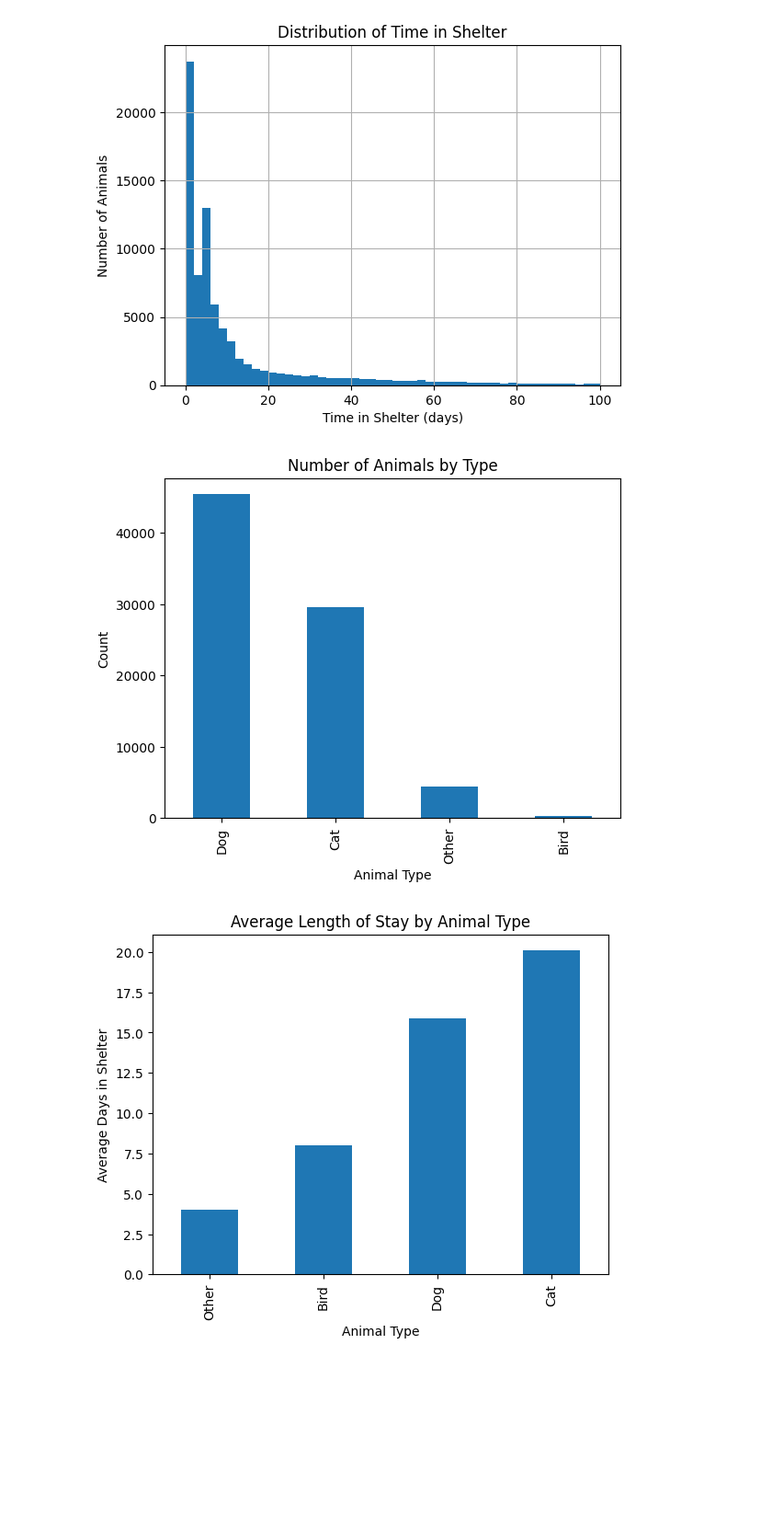
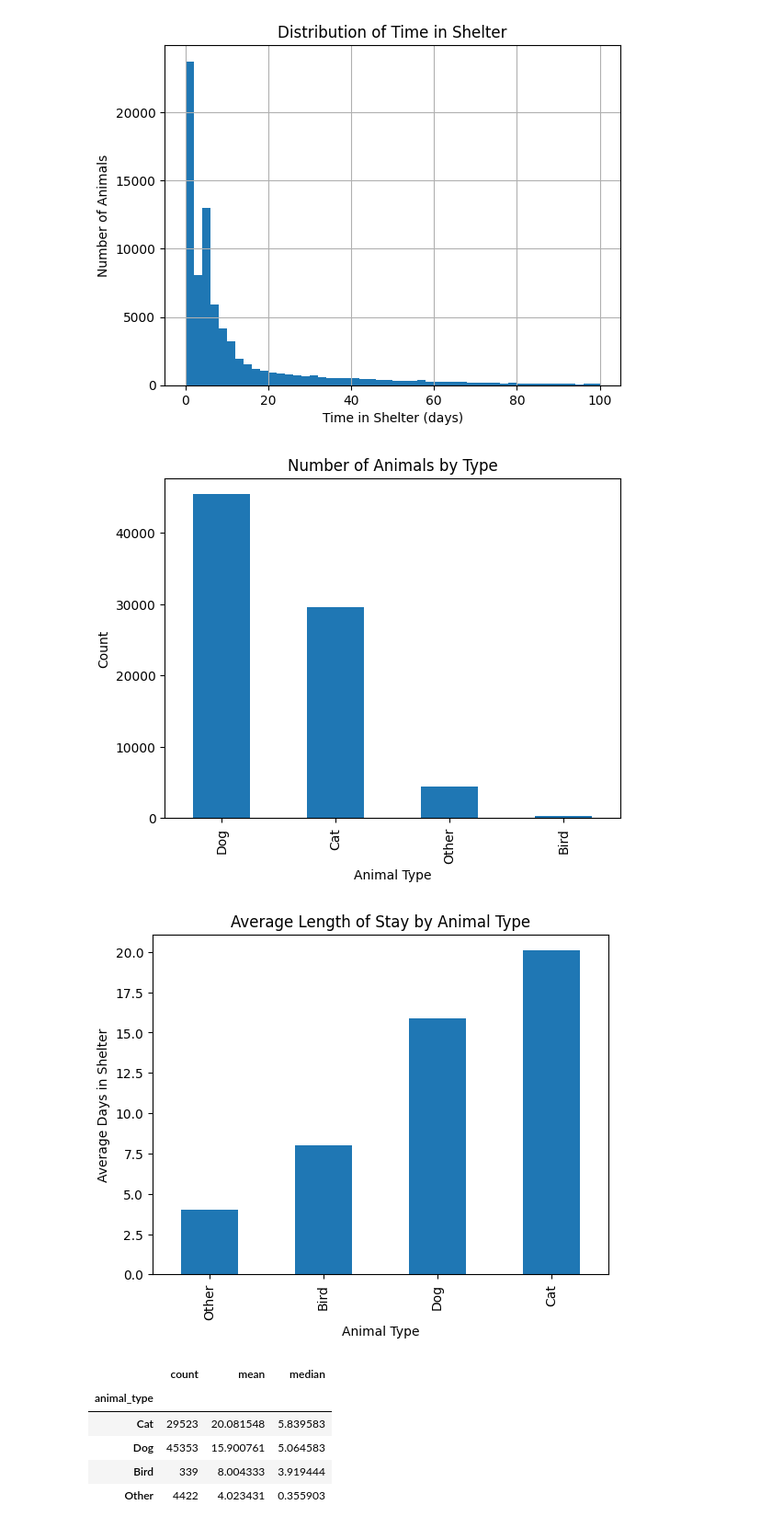
Before and after one commit to paw-some-pals/furcast, a Jupyter notebook: source/aac_eda.ipynb, the cells around one changed output. Shown at 92% size. Drawn from its saved outputs; the diff is of its cells as text; code cells hidden in the pictures; blank space fills up the shorter version.

```diff
--- a/source/aac_eda.ipynb
+++ b/source/aac_eda.ipynb
@@ -70,19 +70,32 @@ plt.show()
 # %% [output]
 [figure]
 # %%
-#EDA by animal type
+#Count how many animals are in each animal type category
 df["animal_type"].value_counts().plot(kind="bar")
 plt.xlabel("Animal Type")
 plt.ylabel("Count")
 plt.title("Number of Animals by Type")
 plt.show()
 
+#Calculate average length of stay for each animal type
 df.groupby("animal_type")["time_in_shelter_days"].mean().sort_values().plot(kind="bar")
 plt.xlabel("Animal Type")
 plt.ylabel("Average Days in Shelter")
 plt.title("Average Length of Stay by Animal Type")
 plt.show()
+
+df.groupby("animal_type")["time_in_shelter_days"].agg(["count", "mean", "median"]).sort_values("mean", ascending=False)
+
+#Intepretation:
+# Dogs is the largest number of animals in the data.
+# Cats have the highest average length of stay
 # %% [output]
 [figure]
 [figure]
+|  | count | mean | median |
+| animal_type |  |  |  |
+| Cat | 29523 | 20.081548 | 5.839583 |
+| Dog | 45353 | 15.900761 | 5.064583 |
+| Bird | 339 | 8.004333 | 3.919444 |
+| Other | 4422 | 4.023431 | 0.355903 |
 # %%
```
Also changed, not shown: parts of 5 cells of this notebook.
